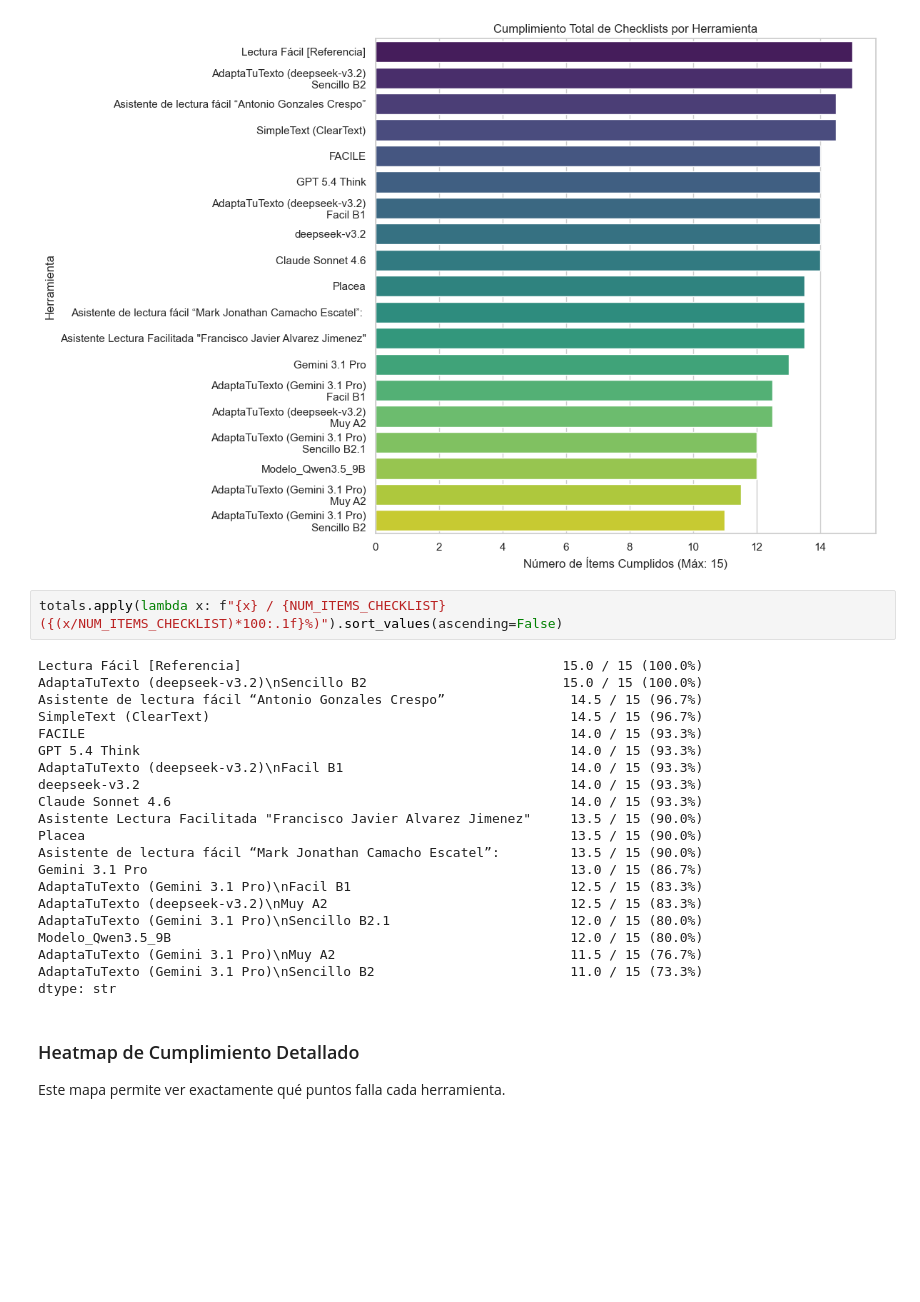
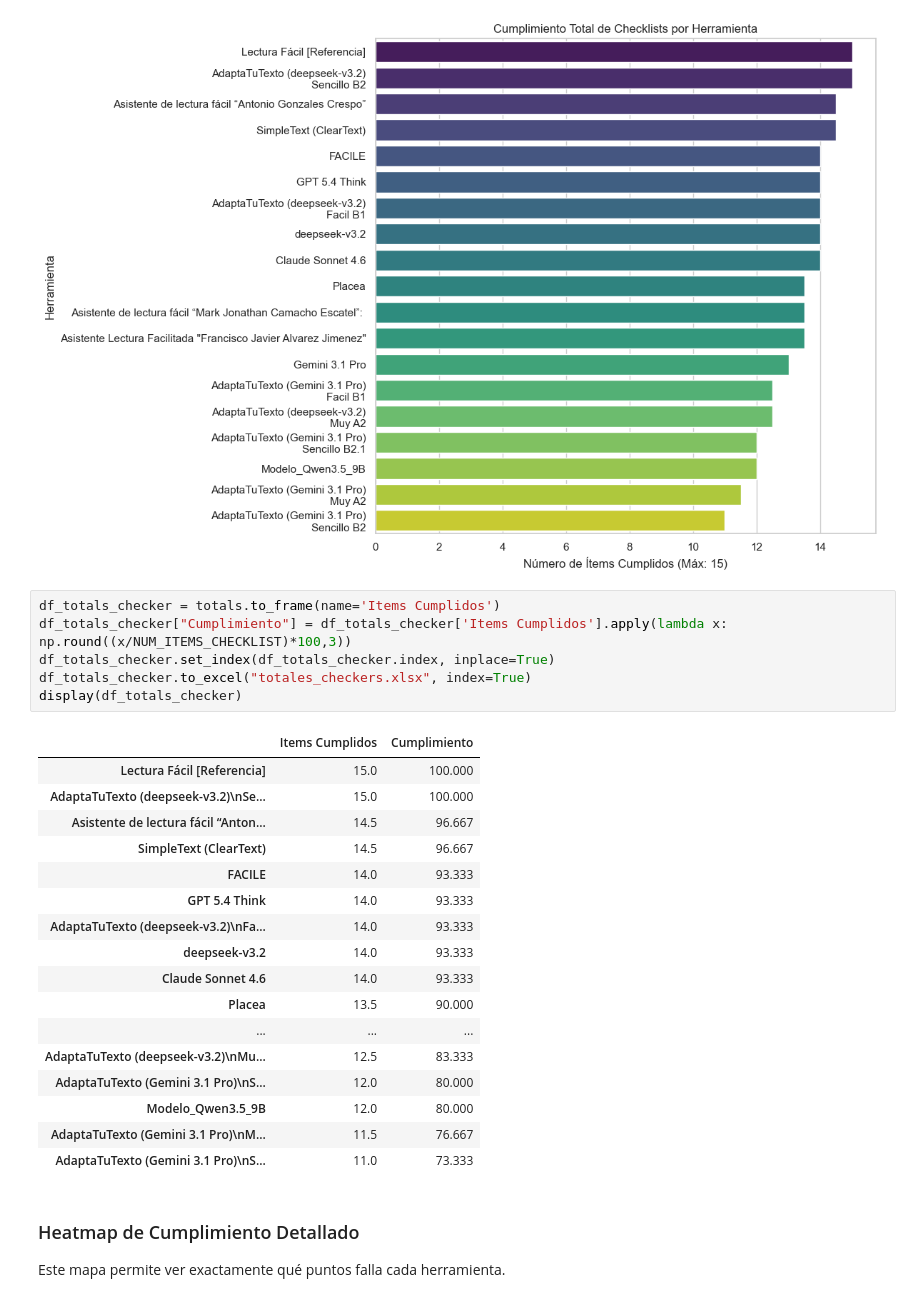
Before and after one commit to JaviMiot/Data_privacy_form_consent_analysis, a Jupyter notebook: 01_analisis_checklists.ipynb, the cells around one changed output. Drawn from its saved outputs; the diff is of its cells as text; blank space fills up the shorter version.

```diff
--- a/01_analisis_checklists.ipynb
+++ b/01_analisis_checklists.ipynb
@@ -111,29 +112,30 @@ Passing `palette` without assigning `hue` is deprecated and will be removed in v
 
   sns.barplot(data=df_totals, x='Items Cumplidos', y='Herramienta', palette='viridis')
 [figure]
-# %%
-totals.apply(lambda x: f"{x} / {NUM_ITEMS_CHECKLIST} ({(x/NUM_ITEMS_CHECKLIST)*100:.1f}%)").sort_values(ascending=False)
-# %% [output]
-Lectura Fácil [Referencia]                                         15.0 / 15 (100.0%)
-AdaptaTuTexto (deepseek-v3.2)\nSencillo B2                         15.0 / 15 (100.0%)
-Asistente de lectura fácil “Antonio Gonzales Crespo”                14.5 / 15 (96.7%)
-SimpleText (ClearText)                                              14.5 / 15 (96.7%)
-FACILE                                                              14.0 / 15 (93.3%)
-GPT 5.4 Think                                                       14.0 / 15 (93.3%)
-AdaptaTuTexto (deepseek-v3.2)\nFacil B1                             14.0 / 15 (93.3%)
-deepseek-v3.2                                                       14.0 / 15 (93.3%)
-Claude Sonnet 4.6                                                   14.0 / 15 (93.3%)
-Asistente Lectura Facilitada "Francisco Javier Alvarez Jimenez"     13.5 / 15 (90.0%)
-Placea                                                              13.5 / 15 (90.0%)
-Asistente de lectura fácil “Mark Jonathan Camacho Escatel”:         13.5 / 15 (90.0%)
-Gemini 3.1 Pro                                                      13.0 / 15 (86.7%)
-AdaptaTuTexto (Gemini 3.1 Pro)\nFacil B1                            12.5 / 15 (83.3%)
-AdaptaTuTexto (deepseek-v3.2)\nMuy A2                               12.5 / 15 (83.3%)
-AdaptaTuTexto (Gemini 3.1 Pro)\nSencillo B2.1                       12.0 / 15 (80.0%)
-Modelo_Qwen3.5_9B                                                   12.0 / 15 (80.0%)
-AdaptaTuTexto (Gemini 3.1 Pro)\nMuy A2                              11.5 / 15 (76.7%)
-AdaptaTuTexto (Gemini 3.1 Pro)\nSencillo B2                         11.0 / 15 (73.3%)
-dtype: str
+# %%
+df_totals_checker = totals.to_frame(name='Items Cumplidos')
+df_totals_checker["Cumplimiento"] = df_totals_checker['Items Cumplidos'].apply(lambda x: np.round((x/NUM_ITEMS_CHECKLIST)*100,3))
+df_totals_checker.set_index(df_totals_checker.index, inplace=True)
+df_totals_checker.to_excel("totales_checkers.xlsx", index=True)
+display(df_totals_checker)
+# %% [output]
+|  | Items Cumplidos | Cumplimiento |
+| Lectura Fácil [Referencia] | 15.0 | 100.000 |
+| AdaptaTuTexto (deepseek-v3.2)\nSe... | 15.0 | 100.000 |
+| Asistente de lectura fácil “Anton... | 14.5 | 96.667 |
+| SimpleText (ClearText) | 14.5 | 96.667 |
+| FACILE | 14.0 | 93.333 |
+| GPT 5.4 Think | 14.0 | 93.333 |
+| AdaptaTuTexto (deepseek-v3.2)\nFa... | 14.0 | 93.333 |
+| deepseek-v3.2 | 14.0 | 93.333 |
+| Claude Sonnet 4.6 | 14.0 | 93.333 |
+| Placea | 13.5 | 90.000 |
+| ... | ... | ... |
+| AdaptaTuTexto (deepseek-v3.2)\nMu... | 12.5 | 83.333 |
+| AdaptaTuTexto (Gemini 3.1 Pro)\nS... | 12.0 | 80.000 |
+| Modelo_Qwen3.5_9B | 12.0 | 80.000 |
+| AdaptaTuTexto (Gemini 3.1 Pro)\nM... | 11.5 | 76.667 |
+| AdaptaTuTexto (Gemini 3.1 Pro)\nS... | 11.0 | 73.333 |
 # %% [markdown]
 ### Heatmap de Cumplimiento Detallado
 
```
Also changed, not shown: parts of 2 cells of this notebook, 2 other files.
